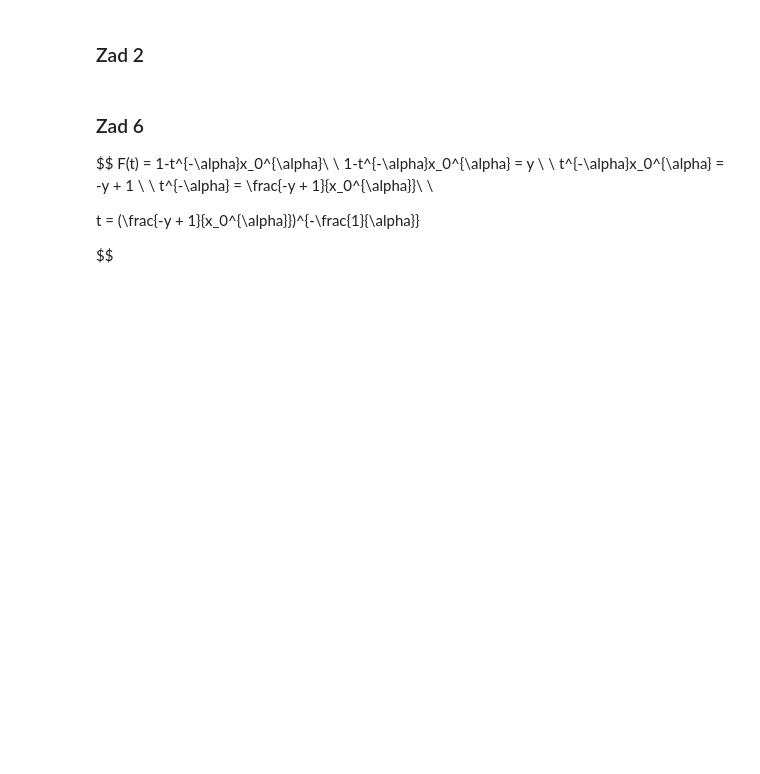
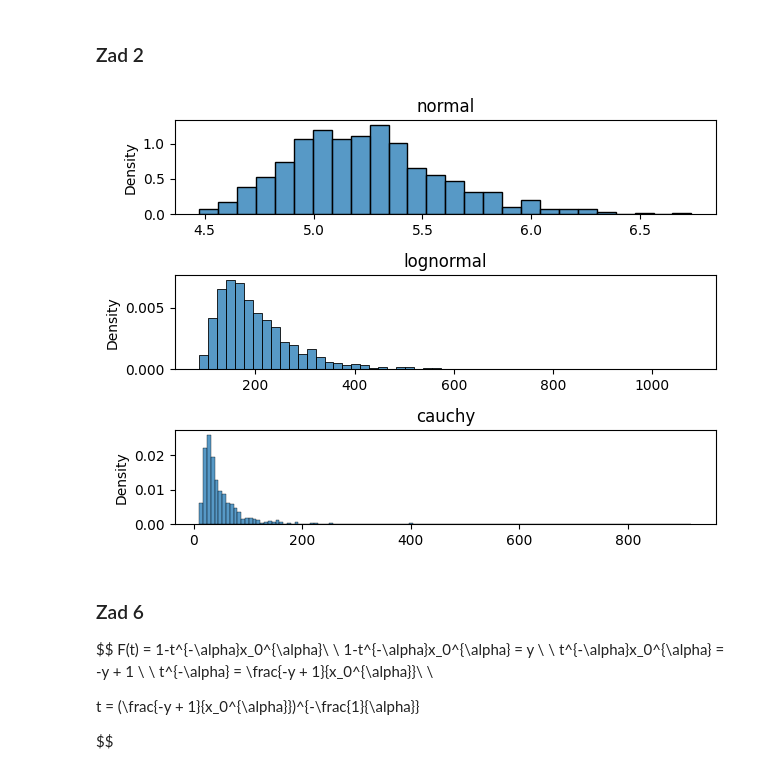
Before and after one commit to MD275996/Statystyka_stosowana, a Jupyter notebook: lista4/lista4.ipynb, the cells around one changed output. Saved outputs shown, nothing was run; the diff lists cells and outputs as text; code cells hidden in the pictures; blank space fills up the shorter version.

```diff
--- a/lista4/lista4.ipynb
+++ b/lista4/lista4.ipynb
@@ -87,3 +106,20 @@ sb.histplot(u_samples,stat="density")
+# %%
+plot1 = plt.subplot2grid((3, 1), (0, 0))
+sb.histplot(u1_samples,stat="density",label="normal")
+plot1.set_title('normal')
+
+
+plot2 = plt.subplot2grid((3, 1), (1, 0))
+sb.histplot(u2_samples,stat="density", label="lognormal")
+plot2.set_title('lognormal')
+
+plot3 = plt.subplot2grid((3, 1), (2,0 ))
+sb.histplot(u3_samples,stat="density",label="cauchy")
+plot3.set_title('cauchy')
+
+plt.tight_layout()
+# %% [output]
+[figure, added]
 # %% [markdown]
 ### Zad 6
 $$
```
Also changed, not shown: parts of 11 cells of this notebook, 2 other files.
